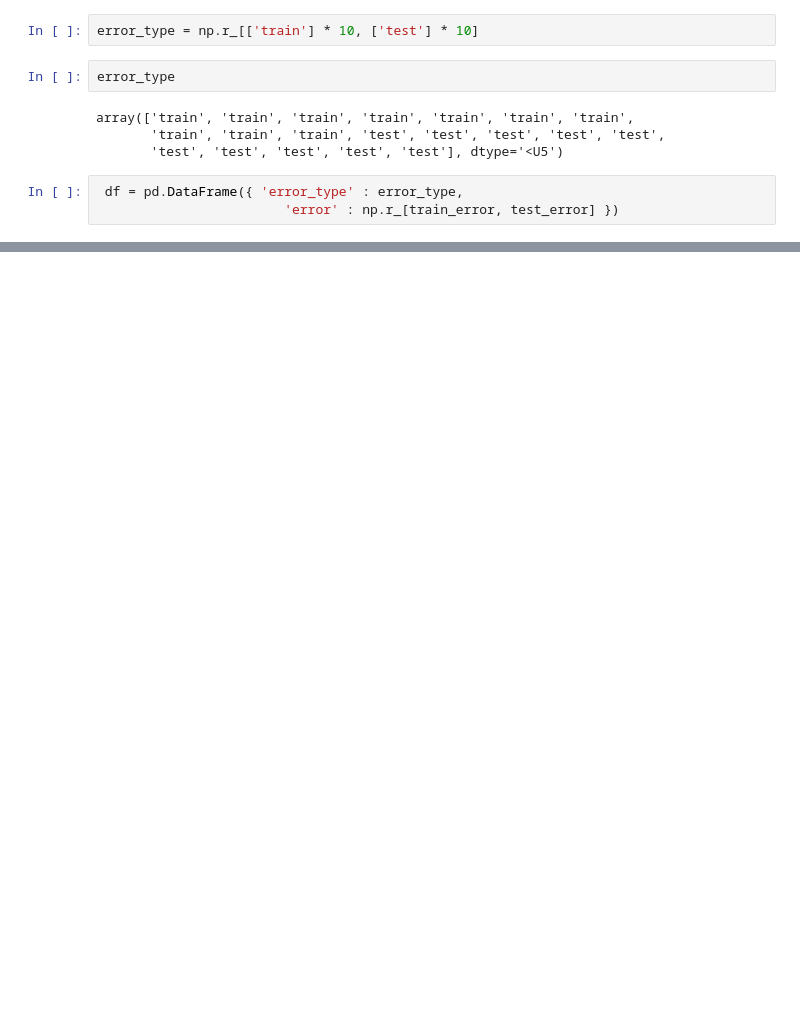
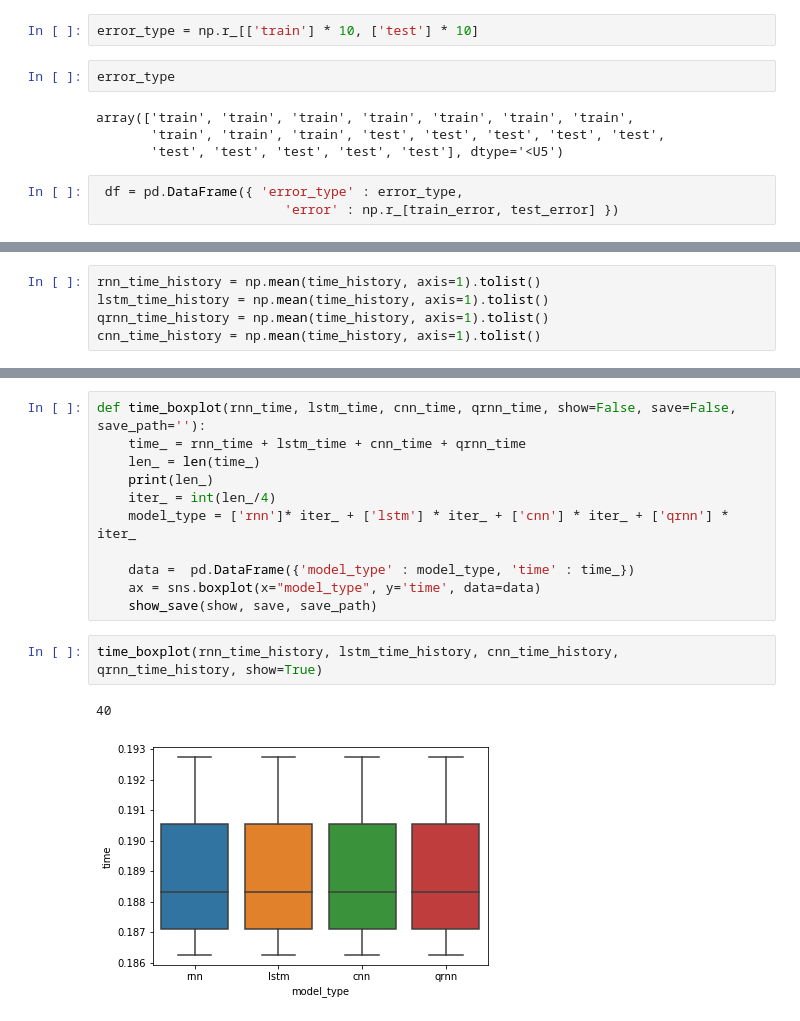
Before and after one commit to takatex/nn-time-sequence-prediction, a Jupyter notebook: Untitled1.ipynb, the cells around one changed output, grey strips where cells are left out. Drawn from its saved outputs; the diff is of its cells as text; blank space fills up the shorter version.

```diff
--- a/Untitled1.ipynb
+++ b/Untitled1.ipynb
@@ -79,0 +157,5 @@ sns.boxplot(x="error_type", y="error", data=df)
+# %%
+rnn_time_history = np.mean(time_history, axis=1).tolist()
+lstm_time_history = np.mean(time_history, axis=1).tolist()
+qrnn_time_history = np.mean(time_history, axis=1).tolist()
+cnn_time_history = np.mean(time_history, axis=1).tolist()
@@ -79,0 +175,16 @@ sns.boxplot(x="error_type", y="error", data=df)
+# %%
+def time_boxplot(rnn_time, lstm_time, cnn_time, qrnn_time, show=False, save=False, save_path=''):
+    time_ = rnn_time + lstm_time + cnn_time + qrnn_time
+    len_ = len(time_)
+    print(len_)
+    iter_ = int(len_/4)
+    model_type = ['rnn']* iter_ + ['lstm'] * iter_ + ['cnn'] * iter_ + ['qrnn'] * iter_
+
+    data =  pd.DataFrame({'model_type' : model_type, 'time' : time_})
+    ax = sns.boxplot(x="model_type", y='time', data=data)
+    show_save(show, save, save_path)
+# %%
+time_boxplot(rnn_time_history, lstm_time_history, cnn_time_history, qrnn_time_history, show=True)
+# %% [output]
+40
+[figure, added]
```
Also changed, not shown: parts of 26 cells of this notebook, 18 other files.
